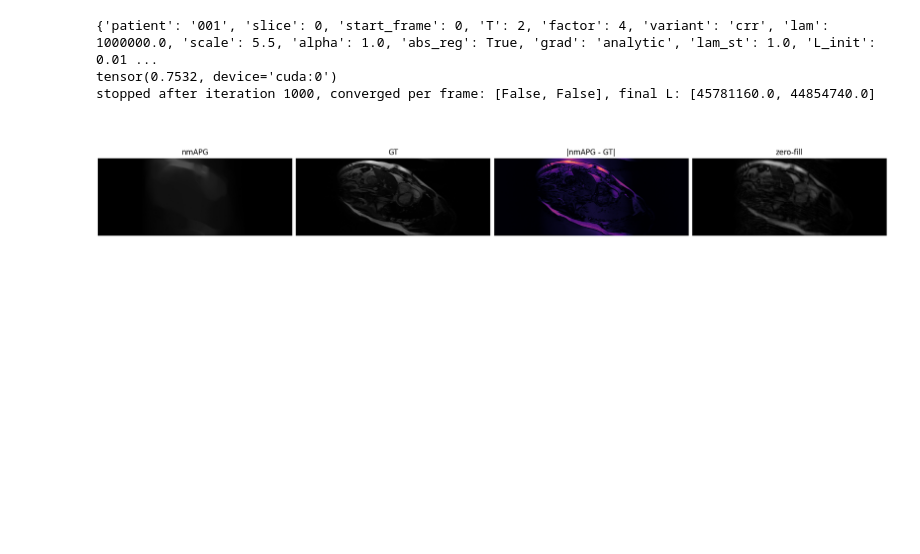
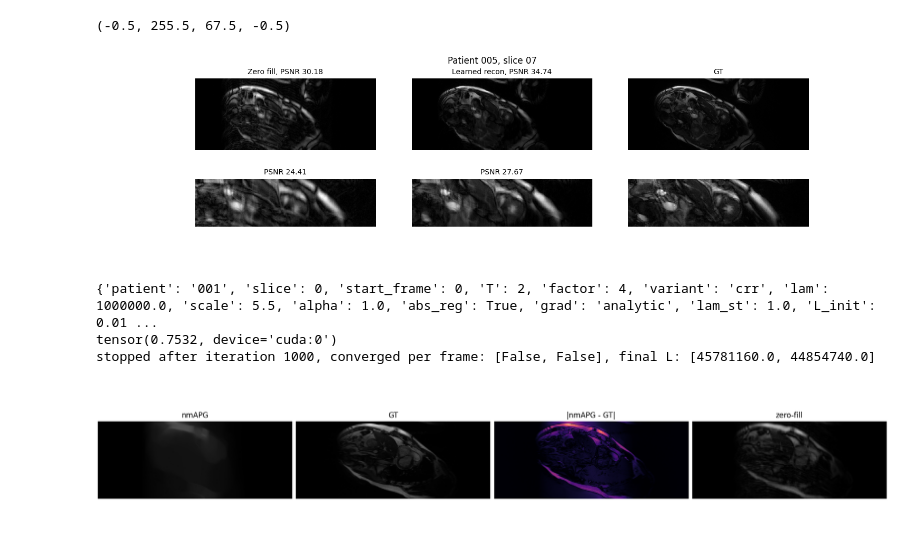
Before and after one commit to somcogo/space_time_reg, a Jupyter notebook: notebooks/notebook.ipynb, the cells around one changed output. Cells and saved outputs as stored; diff of their text form; code cells hidden in the pictures; blank space fills up the shorter version.

Commit message:
init vis

```diff
--- a/notebooks/notebook.ipynb
+++ b/notebooks/notebook.ipynb
@@ -14,6 +14,53 @@ import torch.nn as nn
 import torch.nn.functional as F
 
 from tabulate import tabulate, SEPARATING_LINE
+# %%
+from stmr.metrics.motion_metrics import heart_crop
+from stmr.data.data_utils import complex_abs
+frame = 6
+fontsize = 10
+patient = "005"
+sl = "07"
+
+
+old_res = torch.load(f'../log/initsweep/compare_03449dd/P{patient}_s{sl}/good/res.pt', weights_only=False)
+
+init = complex_abs(old_res['init'])
+recon = complex_abs(old_res['recon'])
+gt = complex_abs(old_res['gt_im'])
+H, W = gt.shape[-2:]
+heart_mask = heart_crop(H, W, gt.device)
+
+full_psnr = old_res['history']['cmr evals all/full psnr']
+crop_psnr = old_res['history']['cmr evals all/cropped psnr']
+# %%
+%matplotlib widget
+f,a = plt.subplots(2, 3)
+f.set_size_inches(15,4)
+a[0,0].imshow(init[frame,0], cmap='gray')
+a[0,1].imshow(recon[frame,0], cmap='gray')
+a[0,2].imshow(gt[frame,0], cmap='gray')
+a[1,0].imshow(init[frame,0][heart_mask].reshape(H//3, W//2), cmap='gray')
+a[1,1].imshow(recon[frame,0][heart_mask].reshape(H//3, W//2), cmap='gray')
+a[1,2].imshow(gt[frame,0][heart_mask].reshape(H//3, W//2), cmap='gray')
+
+a[0,0].set_title(f"Zero fill, PSNR {full_psnr[0]:.2f}", fontsize=fontsize)
+a[0,1].set_title(f"Learned recon, PSNR {full_psnr[-1]:.2f}", fontsize=fontsize)
+a[0,2].set_title("GT", fontsize=fontsize)
+a[1,0].set_title(f"PSNR {crop_psnr[0]:.2f}", fontsize=fontsize)
+a[1,1].set_title(f"PSNR {crop_psnr[-1]:.2f}", fontsize=fontsize)
+f.suptitle(f"Patient {patient}, slice {sl}")
+
+a[0,0].axis('off')
+a[0,1].axis('off')
+a[0,2].axis('off')
+a[1,0].axis('off')
+a[1,1].axis('off')
+a[1,2].axis('off')
+# f.tight_layout()
+# %% [output]
+(-0.5, 255.5, 67.5, -0.5)
+[figure, added]
 # %%
 from init_condensed import C, load_data, load_reg, make_objective, FT, IFT
 import copy
```
